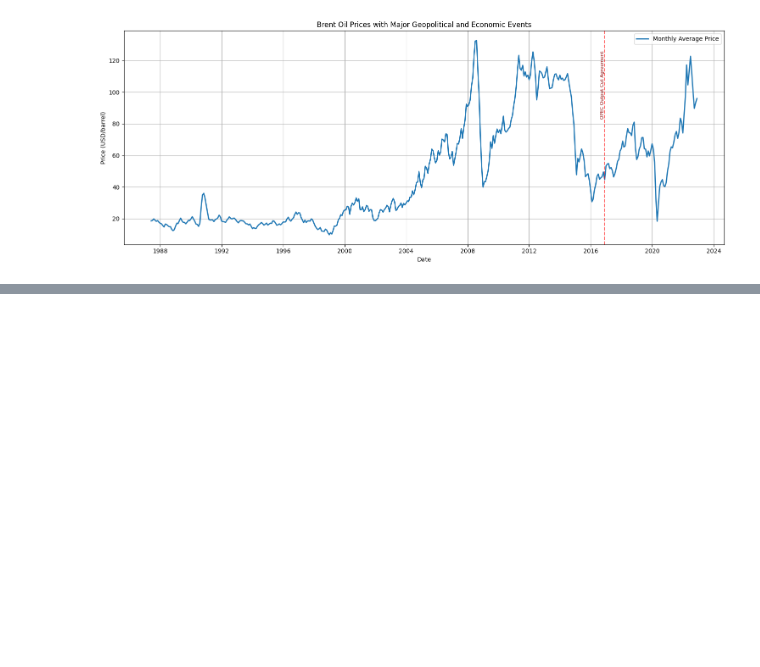
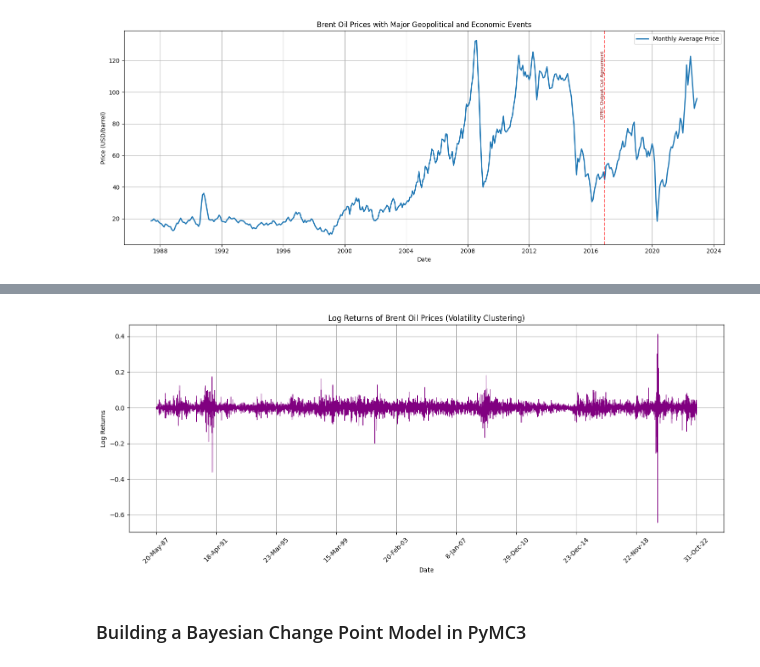
Before and after one commit to mubarek4566/oil-price-event-analysis, a Jupyter notebook: notebooks/main.ipynb, the cells around one changed output, grey strips where cells are left out. Cells and saved outputs as stored; diff of their text form; code cells hidden in the pictures; blank space fills up the shorter version.

Commit message:
performing Bayesian change point model

```diff
--- a/notebooks/main.ipynb
+++ b/notebooks/main.ipynb
@@ -176,0 +225,19 @@ plt.show()
+# %%
+# Plot log returns with better date formatting
+plt.figure(figsize=(14, 6))
+plt.plot(df['Date'], df['Log_Returns'], color='purple', linewidth=0.8)
+plt.title("Log Returns of Brent Oil Prices (Volatility Clustering)")
+plt.xlabel("Date")
+plt.ylabel("Log Returns")
+plt.grid(True)
+
+# Rotate and format date ticks
+plt.xticks(rotation=45)
+plt.gca().xaxis.set_major_locator(plt.MaxNLocator(10))  # Show fewer, readable date ticks
+
+plt.tight_layout()
+plt.show()
+# %% [output]
+[figure, added]
+# %% [markdown]
+### Building a Bayesian Change Point Model in PyMC3
```
Also changed, not shown: parts of 5 cells of this notebook.
